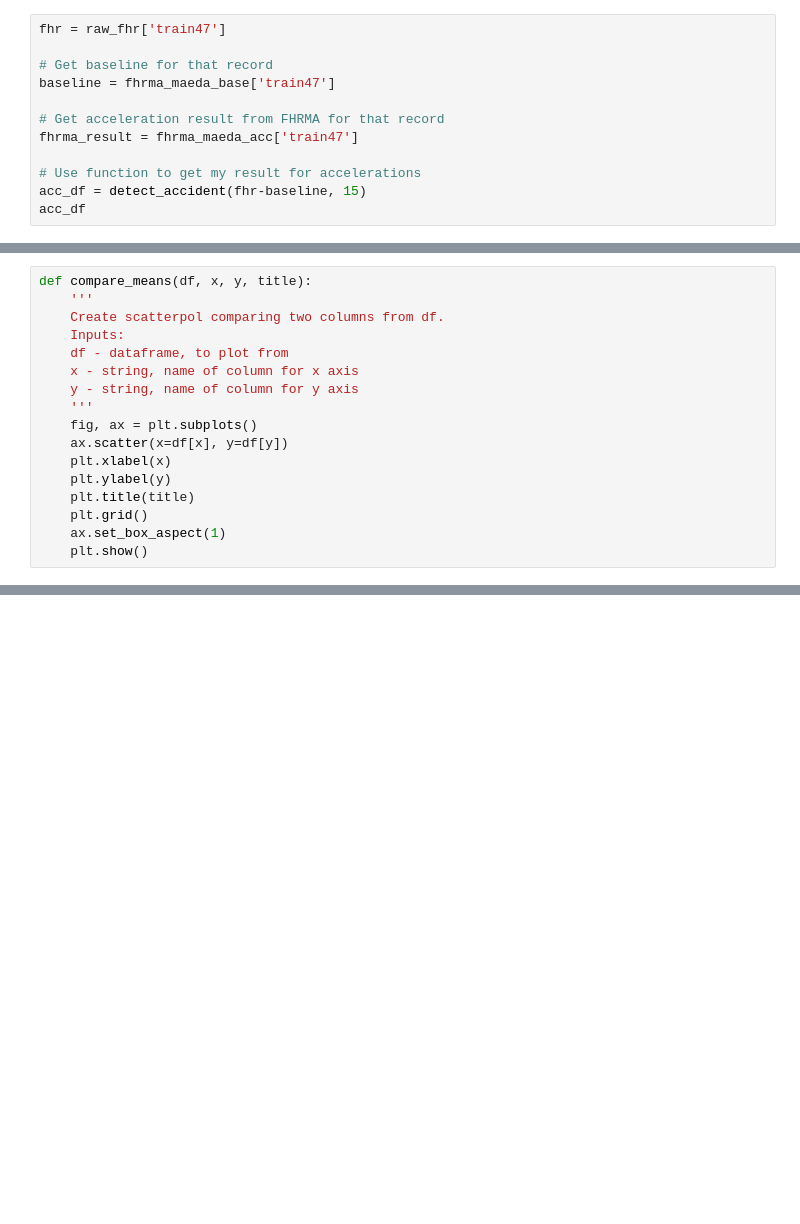
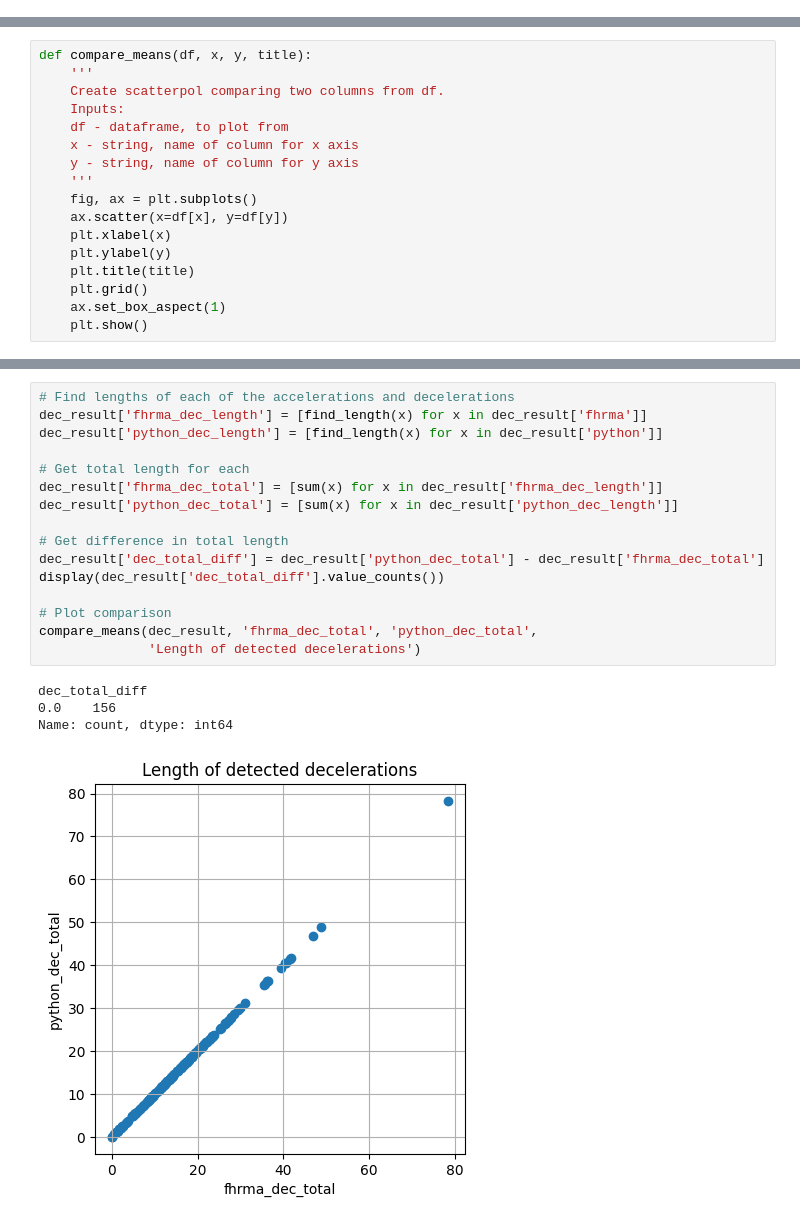
Before and after one commit to birth-outcomes/fhrma_python, a Jupyter notebook: maeda_2012_accelerations_decelerations.ipynb, the cells around one changed output, grey strips where cells are left out. Drawn from its saved outputs; the diff is of its cells as text; blank space fills up the shorter version.

```diff
--- a/maeda_2012_accelerations_decelerations.ipynb
+++ b/maeda_2012_accelerations_decelerations.ipynb
@@ -256,12 +255,0 @@ def detect_accident(sig, thre):
-# %%
-fhr = raw_fhr['train47']
-
-# Get baseline for that record
-baseline = fhrma_maeda_base['train47']
-
-# Get acceleration result from FHRMA for that record
-fhrma_result = fhrma_maeda_acc['train47']
-
-# Use function to get my result for accelerations
-acc_df = detect_accident(fhr-baseline, 15)
-acc_df
@@ -449,0 +419,21 @@ array([[8.33333333e-03, 5.03333333e+00],
+# %%
+# Find lengths of each of the accelerations and decelerations
+dec_result['fhrma_dec_length'] = [find_length(x) for x in dec_result['fhrma']]
+dec_result['python_dec_length'] = [find_length(x) for x in dec_result['python']]
+
+# Get total length for each
+dec_result['fhrma_dec_total'] = [sum(x) for x in dec_result['fhrma_dec_length']]
+dec_result['python_dec_total'] = [sum(x) for x in dec_result['python_dec_length']]
+
+# Get difference in total length
+dec_result['dec_total_diff'] = dec_result['python_dec_total'] - dec_result['fhrma_dec_total']
+display(dec_result['dec_total_diff'].value_counts())
+
+# Plot comparison
+compare_means(dec_result, 'fhrma_dec_total', 'python_dec_total',
+              'Length of detected decelerations')
+# %% [output]
+dec_total_diff
+0.0    156
+Name: count, dtype: int64
+[figure, added]
```
Also changed, not shown: parts of 21 cells of this notebook.
